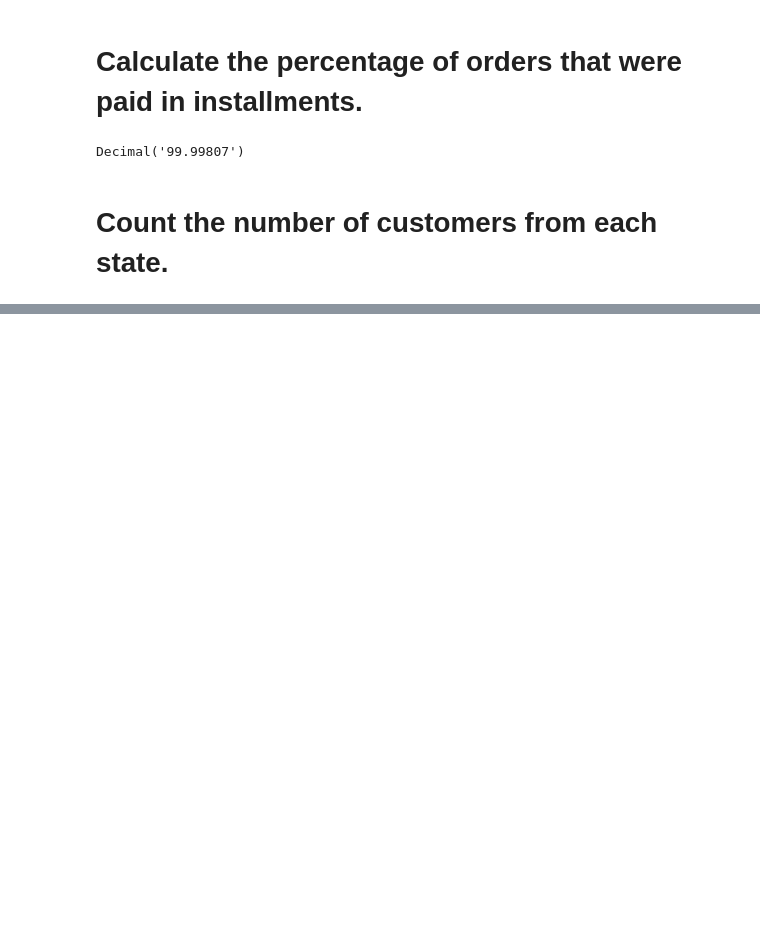
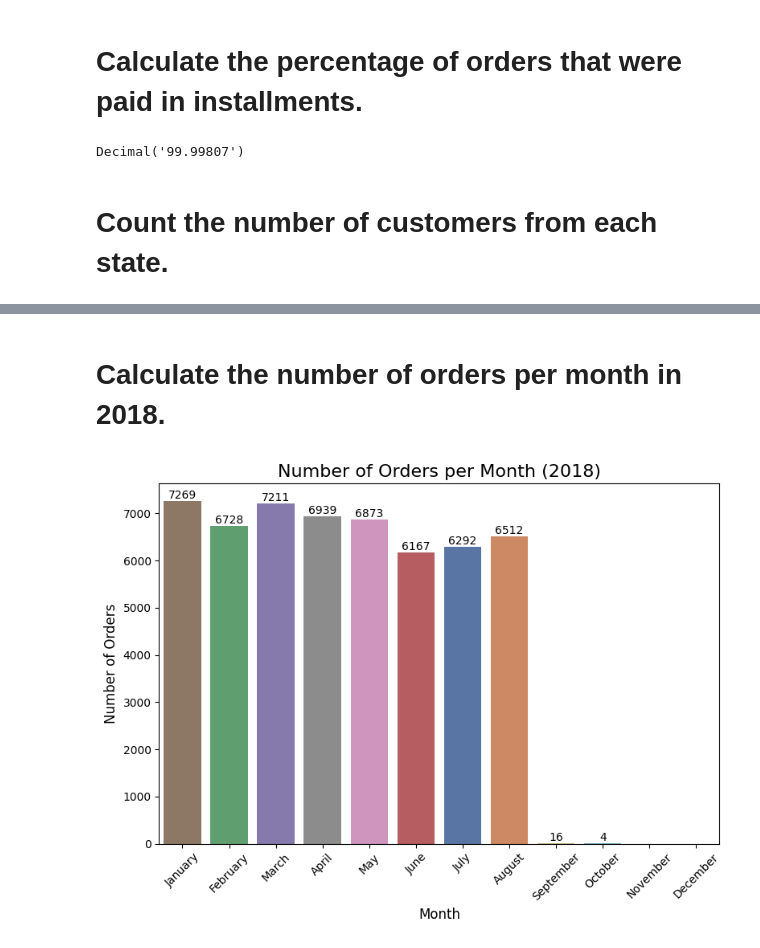
Before and after one commit to AbhiKanekar/DA_Project_01, a Jupyter notebook: Questions.ipynb, the cells around one changed output, grey strips where cells are left out. Cells and saved outputs as stored; diff of their text form; code cells hidden in the pictures; blank space fills up the shorter version.

```diff
--- a/Questions.ipynb
+++ b/Questions.ipynb
@@ -136,0 +123,41 @@ plt.show()
+# %% [markdown]
+# Calculate the number of orders per month in 2018.
+# %%
+query = """
+SELECT monthname(order_purchase_timestamp) months, COUNT(order_id) FROM orders where year(order_purchase_timestamp) = 2018 GROUP BY months;
+        """
+cursor.execute(query)
+
+data = cursor.fetchall()
+
+df = pd.DataFrame(data, columns=["Month", "Orders/Months"])
+
+plt.figure(figsize=(8,6))
+
+month_order = [
+    'January','February','March','April','May','June',
+    'July','August','September','October','November','December'
+]
+
+ax = sns.barplot(
+    x="Month",
+    y="Orders/Months",
+    hue="Month",
+    data=df,
+    order=month_order,
+    palette="deep",
+    legend=False
+)
+
+for container in ax.containers:
+    ax.bar_label(container)
+
+plt.title("Number of Orders per Month (2018)", fontsize=16)
+plt.xlabel("Month", fontsize=12)
+plt.ylabel("Number of Orders", fontsize=12)
+plt.xticks(rotation=45)
+
+plt.tight_layout()
+plt.show()
+# %% [output]
+[figure, added]
```
Also changed, not shown: parts of 12 cells of this notebook, 1 other file.
